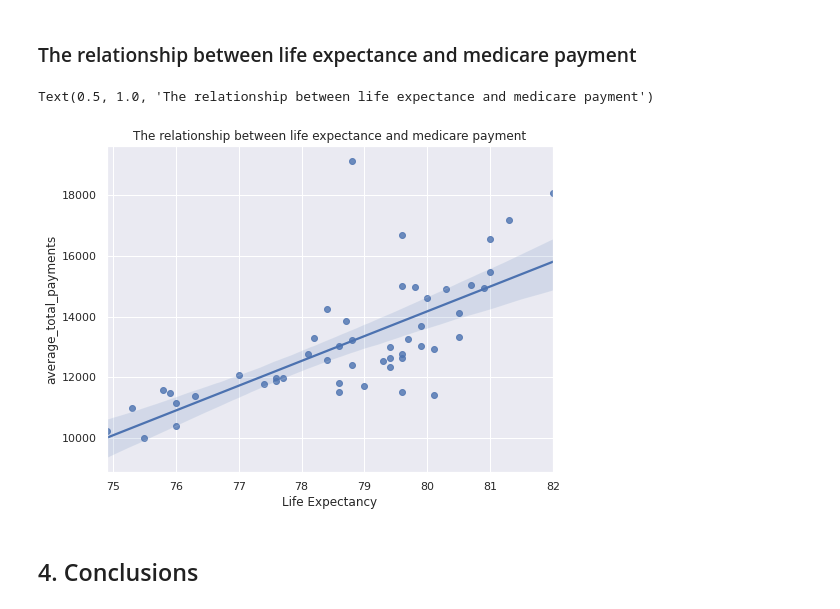
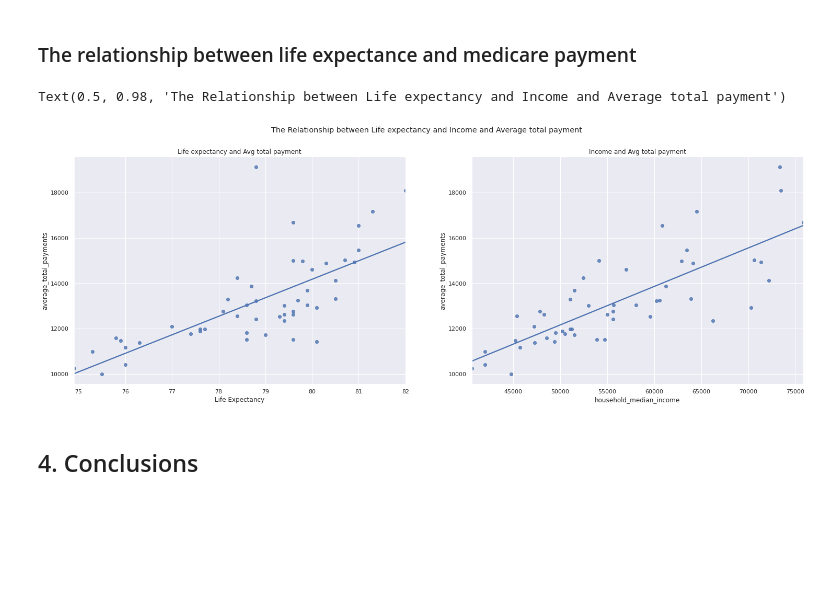
Before and after one commit to AnyiHuang/Analyzing-Inpatient-medical-expense-in-US, a Jupyter notebook: BA780_Team5A.ipynb, the cells around one changed output. Drawn from its saved outputs; the diff is of its cells as text; code cells hidden in the pictures; blank space fills up the shorter version.

Commit message:
add income table and add the relationship between income and avg total payment

```diff
--- a/BA780_Team5A.ipynb
+++ b/BA780_Team5A.ipynb
@@ -64,4 +64,5 @@ inpatient_2017=pd.read_csv('Inpatient_2017.csv')
 life_expectancy = pd.read_csv('US_life_expectancy.csv')
 payment_7years = pd.read_csv('patments_by_state_in_7_years.csv')
 inpatient_payment_by_year = pd.read_csv('inpatient_payment_by_year.csv')
+income = pd.read_csv('ACSST1Y2015.S1901_data_with_overlays_2020-11-19T221147.csv')
 # %%
@@ -78,0 +77,19 @@ memory usage: 944.0+ bytes
+# %%
+income = income[['Geographic Area Name', 'Households!!Estimate!!Median income (dollars)']]
+income.rename(columns={'Geographic Area Name': "state", 'Households!!Estimate!!Median income (dollars)': "household_median_income"}, inplace=True)
+fullname = ["Alaska", "Alabama", "Arkansas", "Arizona", "California", "Colorado", "Connecticut", "District of Columbia",
+            "Delaware", "Florida", "Georgia", "Hawaii", "Iowa", "Idaho", "Illinois", "Indiana", "Kansas",
+            "Kentucky", "Louisiana", "Massachusetts", "Maryland", "Maine", "Michigan", "Minnesota", "Missouri", "Mississippi",
+            "Montana", "North Carolina", "North Dakota", "Nebraska", "New Hampshire", "New Jersey", "New Mexico", "Nevada",
+            "New York", "Ohio", "Oklahoma", "Oregon", "Pennsylvania", "Rhode Island", "South Carolina",
+            "South Dakota", "Tennessee", "Texas", "Utah", "Virginia", "Vermont", "Washington", "Wisconsin", "West Virginia", "Wyoming"]
+shortname = ["AK", "AL", "AR", "AZ",  "CA", "CO", "CT", "DC", "DE", "FL", "GA",
+          "HI", "IA", "ID", "IL", "IN",  "KS", "KY", "LA", "MA", "MD", "ME",
+           "MI", "MN", "MO", "MS", "MT","NC","ND", "NE","NH","NJ","NM", "NV",
+           "NY", "OH", "OK", "OR", "PA", "RI", "SC",
+          "SD", "TN", "TX", "UT", "VA", "VT",  "WA", "WI", "WV", "WY"]
+income.sort_values(by='state',ascending=True,inplace=True)
+state = pd.DataFrame({'state':fullname, 'abbreviation':shortname})
+income_state = state.merge(income,on='state')
+income_state = income_state.drop('state',axis=1)
+income_state.head()
@@ -341,15 +365,22 @@ ORDER BY provider_state, cover_rate DESC
 # %% [markdown]
 ### The relationship between life expectance and medicare payment
 # %%
+size = (25,8)
+fig, ax = plt.subplots(1,2,figsize=size)
+
 total_payment_by_state = inpatient_2015.copy()
 total_payment_by_state_clean = total_payment_by_state.groupby('provider_state')['average_total_payments'].mean().to_frame().reset_index()
-life_expectancy_clean = life_expectancy.drop(index=8).reset_index(drop=True)
-life_payment = life_expectancy_clean.merge(total_payment_by_state_clean,left_on='State',right_on='provider_state', how='inner').drop('provider_state', axis=1)
-sns.regplot(x='Life Expectancy',y='average_total_payments',data=life_payment)
-plt.title('The relationship between life expectance and medicare payment')
+life_income_payment = life_expectancy.merge(total_payment_by_state_clean,left_on='State',right_on='provider_state', how='inner').drop('provider_state', axis=1)\
+                                    .merge(income_state, left_on='State', right_on='abbreviation',how='inner').drop('abbreviation', axis=1)
+a = sns.regplot(x='Life Expectancy',y='average_total_payments',data=life_income_payment,ax=ax[0],ci=None)
+a.title.set_text('Life expectancy and Avg total payment')
+b = sns.regplot(x='household_median_income',y='average_total_payments',data=life_income_payment,ax=ax[1],ci=None)
+b.title.set_text('Income and Avg total payment')
+
+plt.suptitle('The Relationship between Life expectancy and Income and Average total payment')
 # %% [output]
-Text(0.5, 1.0, 'The relationship between life expectance and medicare payment')
+Text(0.5, 0.98, 'The Relationship between Life expectancy and Income and Average total payment')
-[figure, old version]
+[figure, new version]
 # %% [markdown]
 ## 4. Conclusions
 # %% [markdown]
```
Also changed, not shown: parts of 2 cells of this notebook, 1 other file.
